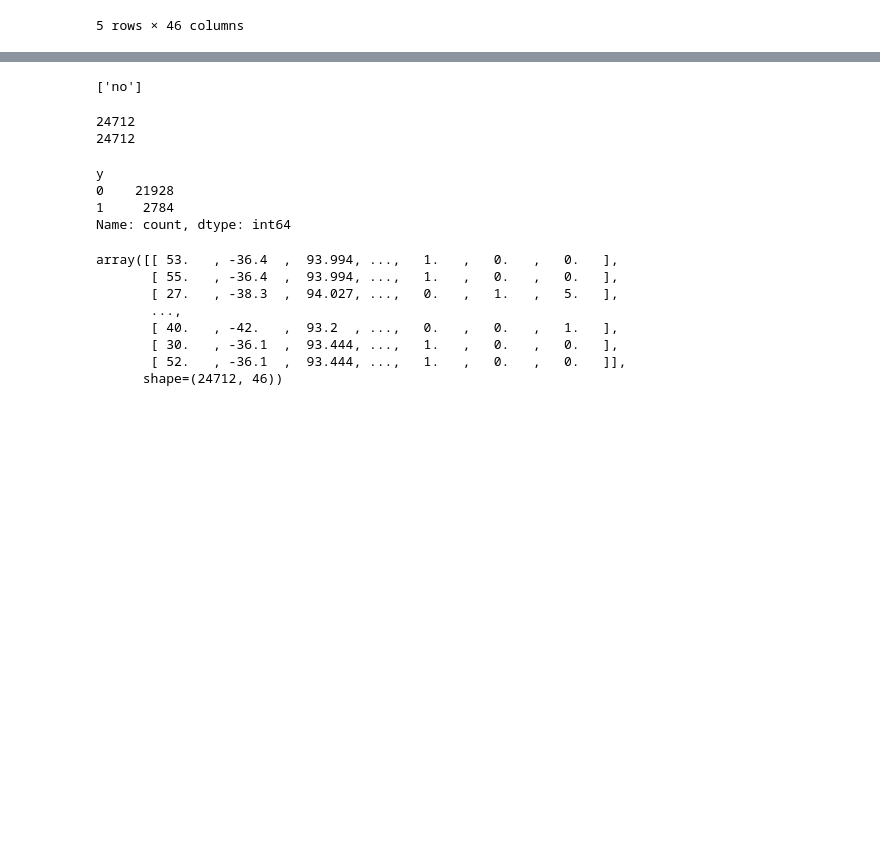
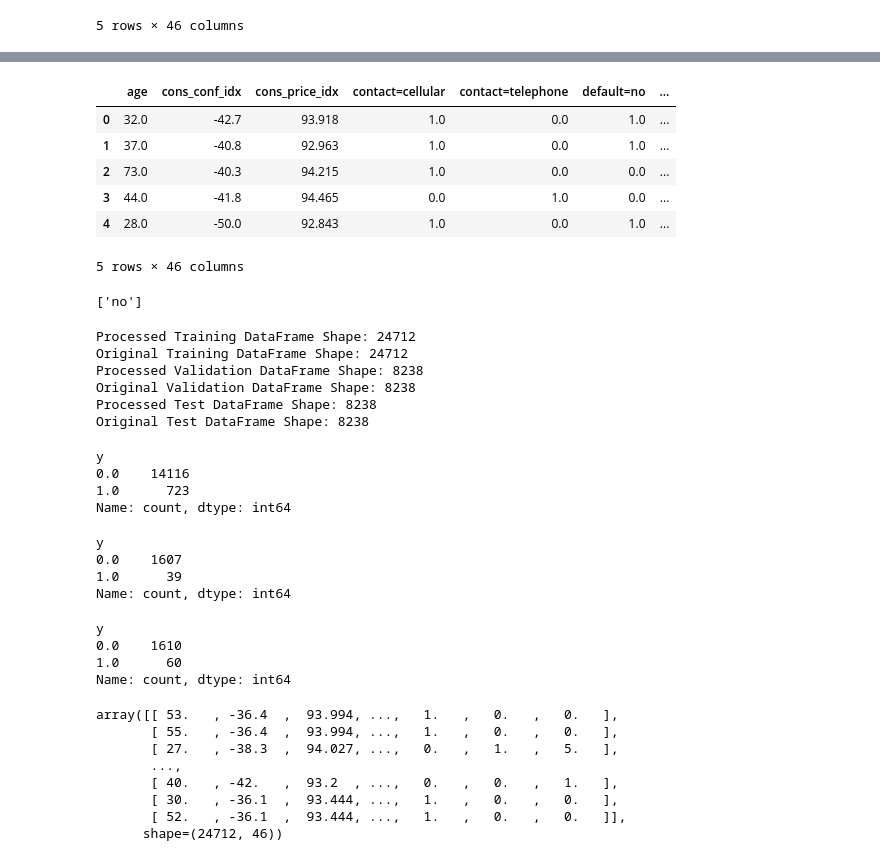
Before and after one commit to Daazee/bank-marketing-term-deposit-subscription-model, a Jupyter notebook: notebooks/03_feature_engineering.ipynb, the cells around one changed output, grey strips where cells are left out. Saved outputs shown, nothing was run; the diff lists cells and outputs as text; code cells hidden in the pictures; blank space fills up the shorter version.

```diff
--- a/notebooks/03_feature_engineering.ipynb
+++ b/notebooks/03_feature_engineering.ipynb
@@ -114,3 +136,15 @@ encoded_df.head()
+# %%
+# Convert to a new DataFrame to view the encoded features
+processed_test_df = pd.DataFrame(X_test, columns=dv.get_feature_names_out())
+processed_test_df.head()
+# %% [output]
+|  | age | cons_conf_idx | cons_price_idx | contact=cellular | contact=telephone | default=no | ... |
+| 0 | 32.0 | -42.7 | 93.918 | 1.0 | 0.0 | 1.0 | ... |
+| 1 | 37.0 | -40.8 | 92.963 | 1.0 | 0.0 | 1.0 | ... |
+| 2 | 73.0 | -40.3 | 94.215 | 1.0 | 0.0 | 0.0 | ... |
+| 3 | 44.0 | -41.8 | 94.465 | 0.0 | 1.0 | 0.0 | ... |
+| 4 | 28.0 | -50.0 | 92.843 | 1.0 | 0.0 | 1.0 | ... |
+5 rows × 46 columns
 # %%
 # check whether y is already in encoded_df  dataframe
 # no means we did not include y in our DictVectorizer. That's what we want
@@ -123,8 +154,18 @@ encoded_df['y'] = (df_train.y == "yes").astype(int)
 # %%
-print(len(encoded_df))
-print(len(df_train))
+print("Processed Training DataFrame Shape:", len(processed_training_df))
+print("Original Training DataFrame Shape:", len(df_train))
+
+print("Processed Validation DataFrame Shape:", len(processed_val_df))
+print("Original Validation DataFrame Shape:", len(df_val))
+
+print("Processed Test DataFrame Shape:", len(processed_test_df))
+print("Original Test DataFrame Shape:", len(df_test))
 # %% [output]
-24712
-24712
+Processed Training DataFrame Shape: 24712
+Original Training DataFrame Shape: 24712
+Processed Validation DataFrame Shape: 8238
+Original Validation DataFrame Shape: 8238
+Processed Test DataFrame Shape: 8238
+Original Test DataFrame Shape: 8238
 # %%
 # Without to_numpy method, it will not able to match the index since encoded was created from numpy arrays. The y column is a pandas Series. We want it to be a numpy array for model training.
@@ -132,10 +176,24 @@ encoded_df["y"] = (df_train["y"] == "yes").astype(int).to_numpy()
 # %%
-encoded_df.y.value_counts()
+processed_training_df.y.value_counts()
 # %% [output]
 y
-0    21928
-1     2784
+0.0    14116
+1.0      723
 Name: count, dtype: int64
+# %%
+processed_val_df.y.value_counts()
+# %% [output]
+y
+0.0    1607
+1.0      39
+Name: count, dtype: int64
+# %%
+processed_test_df.y.value_counts()
+# %% [output]
+y
+0.0    1610
+1.0      60
+Name: count, dtype: int64
 # %%
 X_train
 # %% [output]
```
Also changed, not shown: parts of 13 cells of this notebook, 3 other files.
